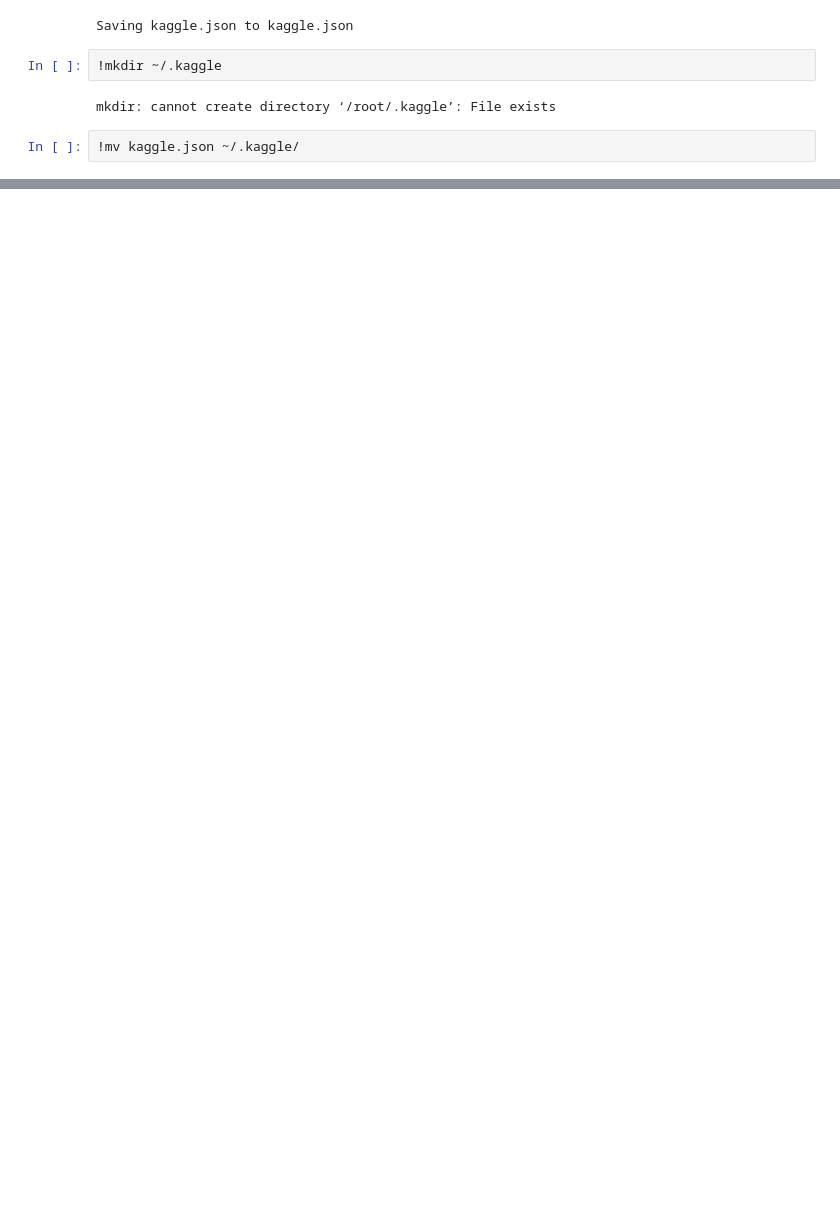
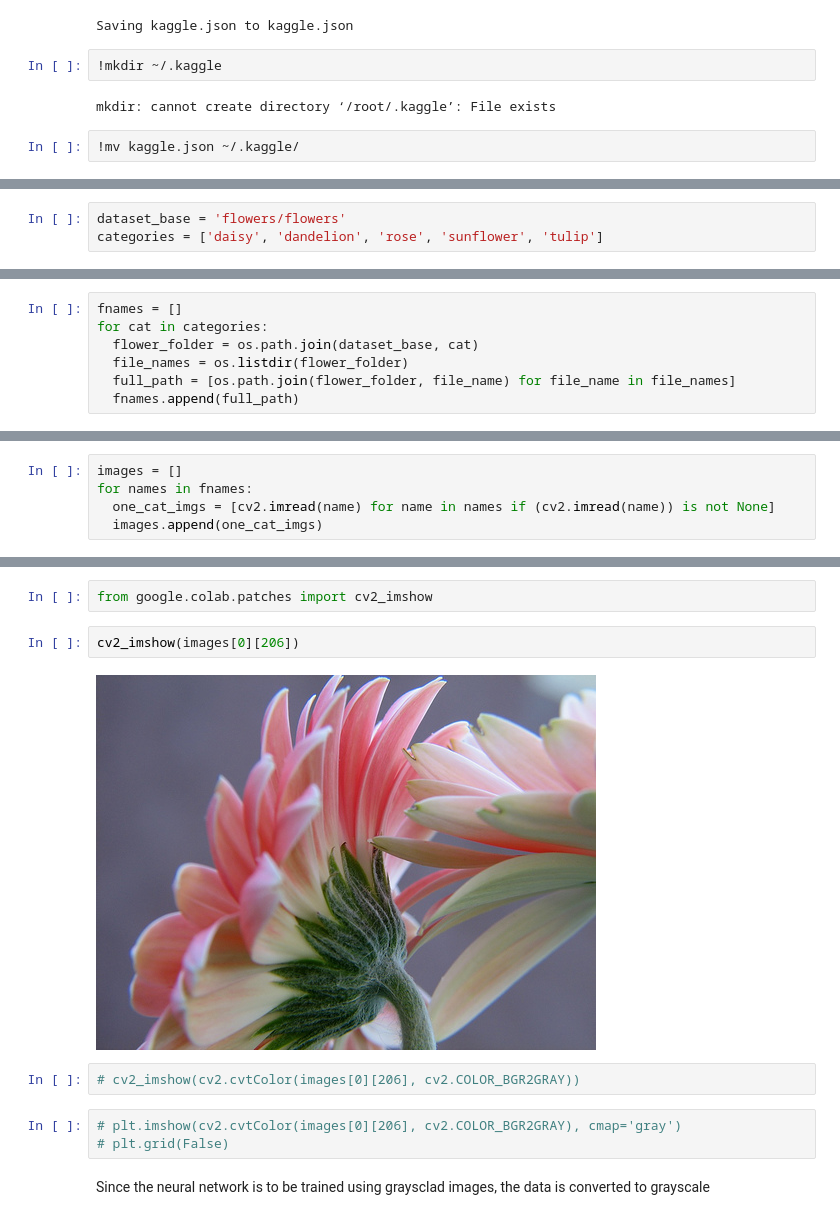
Before and after one commit to uzair-suria/piaic-dl-assignments, a Jupyter notebook: multi-classification-flowers/piaic_flowers_recognition_multi_class.ipynb, the cells around one changed output, grey strips where cells are left out. Saved outputs shown, nothing was run; the diff lists cells and outputs as text; blank space fills up the shorter version.

```diff
--- a/multi-classification-flowers/piaic_flowers_recognition_multi_class.ipynb
+++ b/multi-classification-flowers/piaic_flowers_recognition_multi_class.ipynb
@@ -60,0 +98,3 @@ Downloading flowers-recognition.zip to /content
+# %%
+dataset_base = 'flowers/flowers'
+categories = ['daisy', 'dandelion', 'rose', 'sunflower', 'tulip']
@@ -60,0 +103,7 @@ Downloading flowers-recognition.zip to /content
+# %%
+fnames = []
+for cat in categories:
+  flower_folder = os.path.join(dataset_base, cat)
+  file_names = os.listdir(flower_folder)
+  full_path = [os.path.join(flower_folder, file_name) for file_name in file_names]
+  fnames.append(full_path)
@@ -60,0 +120,5 @@ Downloading flowers-recognition.zip to /content
+# %%
+images = []
+for names in fnames:
+  one_cat_imgs = [cv2.imread(name) for name in names if (cv2.imread(name)) is not None]
+  images.append(one_cat_imgs)
@@ -60,0 +165,13 @@ Downloading flowers-recognition.zip to /content
+# %%
+from google.colab.patches import cv2_imshow
+# %%
+cv2_imshow(images[0][206])
+# %% [output]
+[figure, added]
+# %%
+# cv2_imshow(cv2.cvtColor(images[0][206], cv2.COLOR_BGR2GRAY))
+# %%
+# plt.imshow(cv2.cvtColor(images[0][206], cv2.COLOR_BGR2GRAY), cmap='gray')
+# plt.grid(False)
+# %% [markdown]
+Since the neural network is to be trained using graysclad images, the data is converted to grayscale
```
Also changed, not shown: parts of 67 cells of this notebook.
